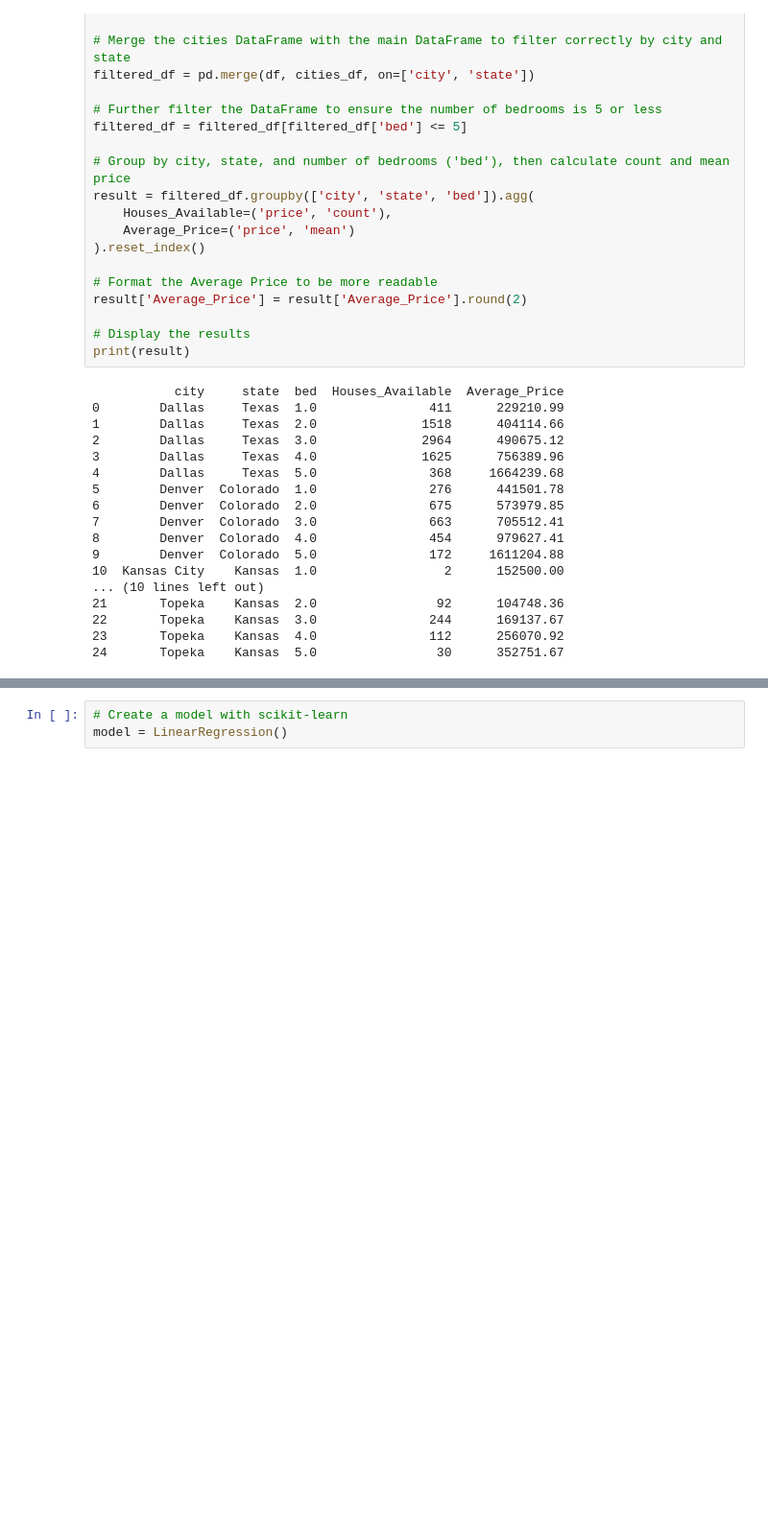
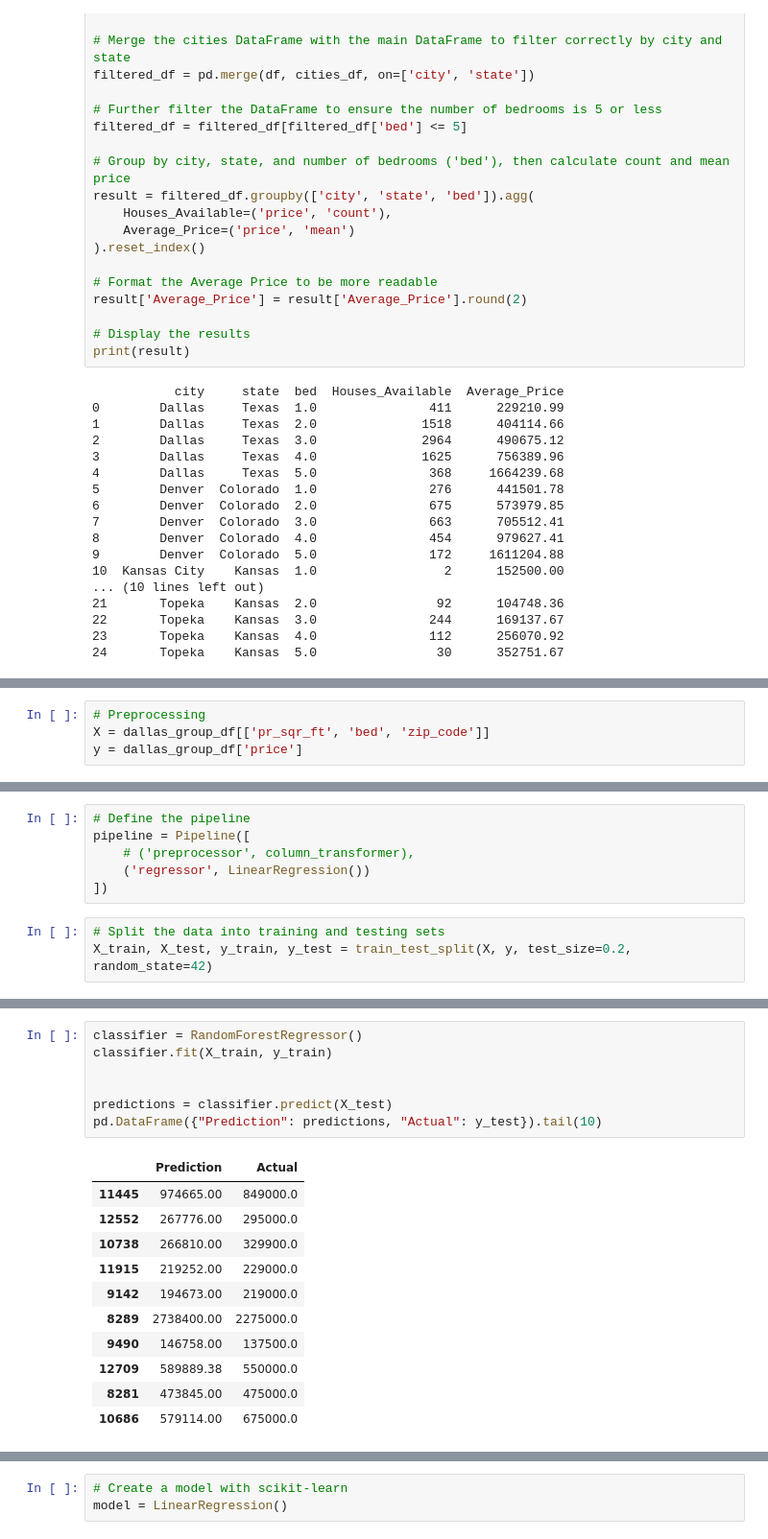
Before and after one commit to gthom73/MLIntegration_project4_group2, a Jupyter notebook: Project_4_ML.ipynb, the cells around one changed output, grey strips where cells are left out. Shown: that part at 96% size. Cells and saved outputs as stored; diff of their text form; blank space fills up the shorter version.

```diff
--- a/Project_4_ML.ipynb
+++ b/Project_4_ML.ipynb
@@ -249,0 +293,4 @@ result.head()
+# %%
+# Preprocessing
+X = dallas_group_df[['pr_sqr_ft', 'bed', 'zip_code']]
+y = dallas_group_df['price']
@@ -249,0 +303,9 @@ result.head()
+# %%
+# Define the pipeline
+pipeline = Pipeline([
+    # ('preprocessor', column_transformer),
+    ('regressor', LinearRegression())
+])
+# %%
+# Split the data into training and testing sets
+X_train, X_test, y_train, y_test = train_test_split(X, y, test_size=0.2, random_state=42)
@@ -249,0 +331,19 @@ result.head()
+# %%
+classifier = RandomForestRegressor()
+classifier.fit(X_train, y_train)
+
+
+predictions = classifier.predict(X_test)
+pd.DataFrame({"Prediction": predictions, "Actual": y_test}).tail(10)
+# %% [output]
+|  | Prediction | Actual |
+| 11445 | 974665.00 | 849000.0 |
+| 12552 | 267776.00 | 295000.0 |
+| 10738 | 266810.00 | 329900.0 |
+| 11915 | 219252.00 | 229000.0 |
+| 9142 | 194673.00 | 219000.0 |
+| 8289 | 2738400.00 | 2275000.0 |
+| 9490 | 146758.00 | 137500.0 |
+| 12709 | 589889.38 | 550000.0 |
+| 8281 | 473845.00 | 475000.0 |
+| 10686 | 579114.00 | 675000.0 |
```
Also changed, not shown: parts of 24 cells of this notebook.
